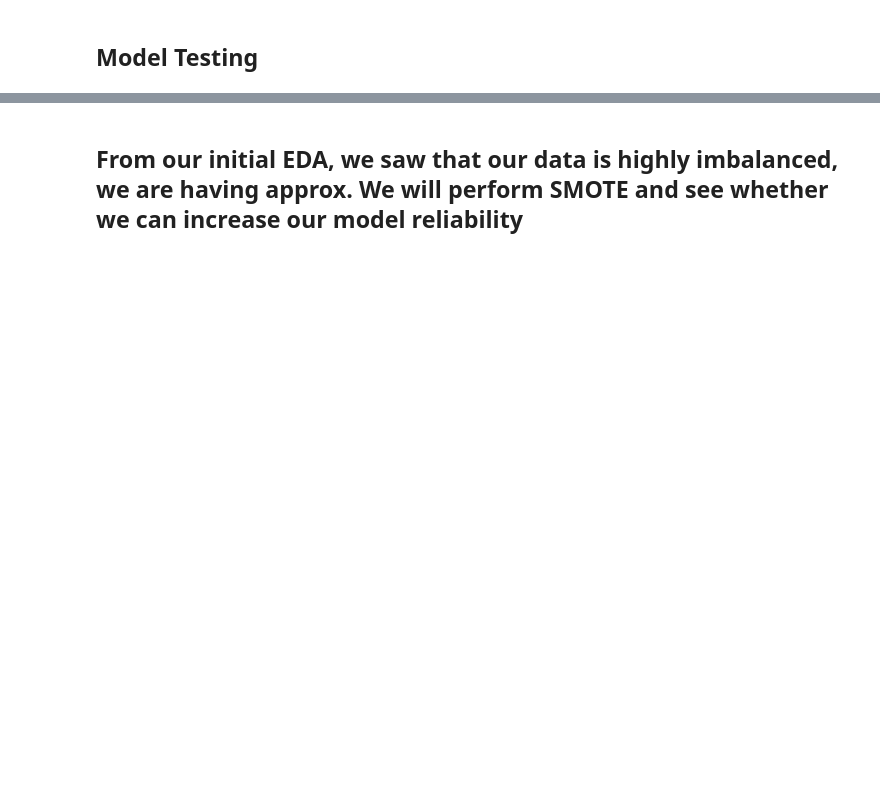
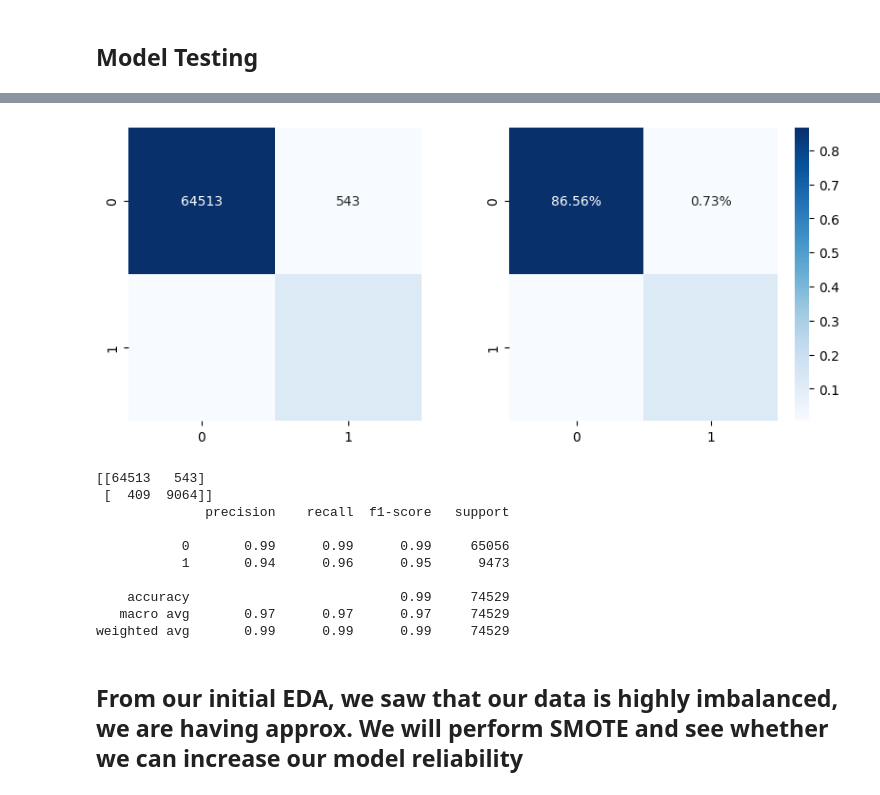
Before and after one commit to nagurao/sharing, a Jupyter notebook: FinalProject-Group4.ipynb, the cells around one changed output, grey strips where cells are left out. Cells and saved outputs as stored; diff of their text form; code cells hidden in the pictures; blank space fills up the shorter version.

```diff
--- a/FinalProject-Group4.ipynb
+++ b/FinalProject-Group4.ipynb
@@ -1500,5 +1276,0 @@ plt.show()
-# %%
-#Extracting the features and target variables
-X = final_df.drop(['is_fraud'], axis=1)
-y = final_df['is_fraud']
-X_train, X_test, y_train, y_test = train_test_split(X, y, test_size=0.2, random_state=15,stratify=y)
@@ -1528,4 +1294,5 @@ print(selected_features)
 # %%
+from sklearn.feature_selection import SelectKBest, f_classif
 # Create the MLPClassifier
 estimator = MLPClassifier(hidden_layer_sizes=(64, 32), activation='relu', random_state=42)
 
@@ -1539,8 +1306,17 @@ final_pipeline = Pipeline([
 ])
 
 # Fit the pipeline on the training data
-final_pipeline.fit(X_train, y_train)
+final_pipeline.fit(X_train_encoded, y_train)
 
 # Evaluate the model on the test data
-test_accuracy = final_pipeline.score(X_test, y_test)
+test_accuracy = final_pipeline.score(X_test_encoded, y_test)
 print(f'Test Accuracy: {test_accuracy * 100:.2f}%')
+
+# Get the indices of the selected features
+selected_feature_indices = feature_selector.get_support()
+
+# Get the names of the selected features
+feature_names = X_train_encoded.columns.tolist()
+selected_features = [feature_names[i] for i, is_selected in enumerate(selected_feature_indices) if is_selected]
+
+print("Selected Features:", selected_features)
@@ -1728,0 +1428,31 @@ plt.show()
+# %%
+# Define a baseline neural network model
+def baseline_model():
+    model = Sequential()
+    model.add(Dense(256, input_dim=X_train.shape[1], activation='relu'))
+    model.add(Dense(128, activation='relu'))
+    model.add(Dense(64, activation='relu'))
+    model.add(Dense(32, activation='relu'))
+    model.add(Dense(1, activation='sigmoid'))
+    model.compile(loss='binary_crossentropy', optimizer='adam', metrics=['accuracy'])
+    return model
+
+# Train and evaluate the baseline model
+baseline_model = baseline_model()
+baseline_model.fit(X_train, y_train, epochs=20, batch_size=32, verbose=1, validation_split=0.2)
+baseline_pred = baseline_model.predict(X_test)
+baseline_pred = (baseline_pred > 0.5).astype(int)
+baseline_scores = baseline_model.evaluate(X_test, y_test, verbose=1)
+print(f"Baseline Accuracy: {baseline_scores[1]*100:.2f}%")
+
+conf_mat = confusion_matrix(y_test, baseline_pred)
+fig, (ax1, ax2) = plt.subplots(1,2, figsize=(10,4))
+
+sns.heatmap(conf_mat, square=True, annot=True, cmap='Blues', fmt='d', cbar=False, ax=ax1)
+sns.heatmap(conf_mat/np.sum(conf_mat), annot=True, fmt='.2%', cmap='Blues', ax=ax2)
+plt.show()
+
+print(confusion_matrix(y_test, baseline_pred))
+
+print(classification_report(y_test,baseline_pred))
+# %% [output]
@@ -1729,2 +1477,13 @@ plt.show()
+[figure, added]
+[[64513   543]
+ [  409  9064]]
+              precision    recall  f1-score   support
+
+           0       0.99      0.99      0.99     65056
+           1       0.94      0.96      0.95      9473
+
+    accuracy                           0.99     74529
+   macro avg       0.97      0.97      0.97     74529
+weighted avg       0.99      0.99      0.99     74529
 # %% [markdown]
 <h2>From our initial EDA, we saw that our data is highly imbalanced, we are having approx. We will perform SMOTE and see whether we can increase our model reliability</h2>
```
Also changed, not shown: parts of 87 cells of this notebook.
